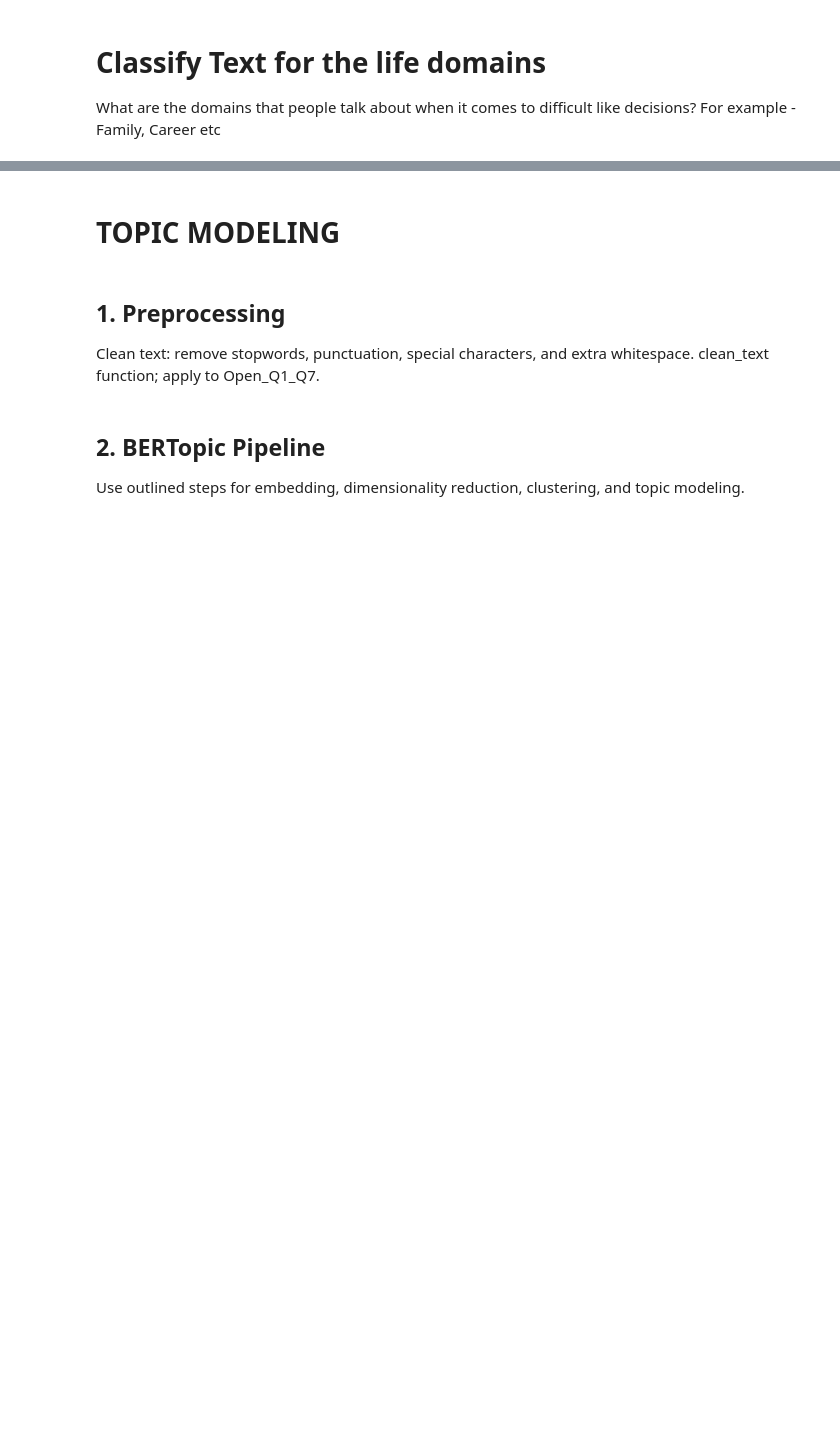
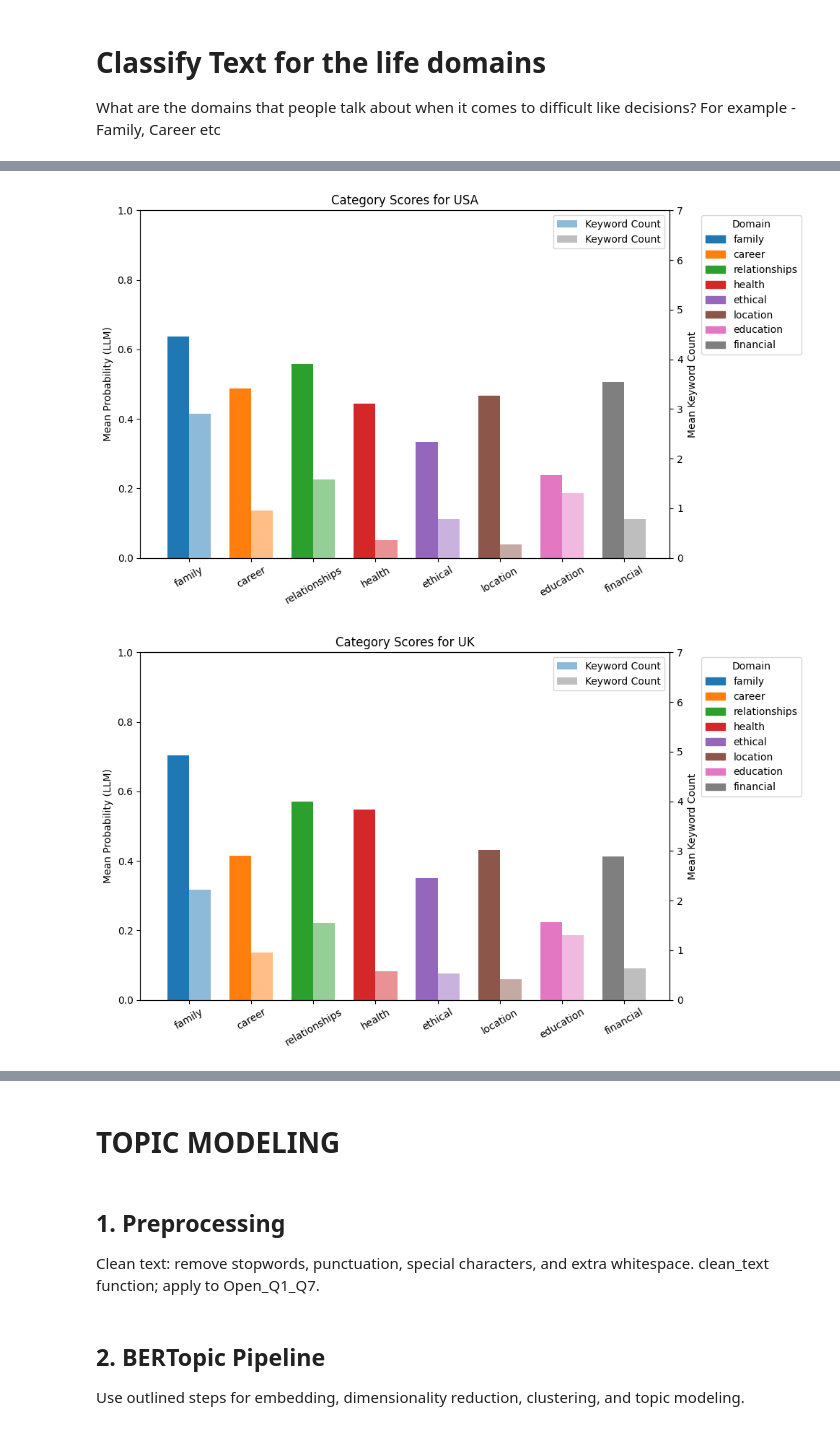
Before and after one commit to vvader24/WJC, a Jupyter notebook: Vinita/Study1_final.ipynb, the cells around one changed output, grey strips where cells are left out. Drawn from its saved outputs; the diff is of its cells as text; code cells hidden in the pictures; blank space fills up the shorter version.

```diff
--- a/Vinita/Study1_final.ipynb
+++ b/Vinita/Study1_final.ipynb
@@ -495,36 +535,39 @@ colors = plt.cm.tab10.colors  # 10 distinct colors
 for country in merged_df['country'].unique():
     df_country = merged_df[merged_df['country'] == country]
     llm_means = df_country[llm_cat_vars].mean()
-    count_means = df_country[llm_count_vars].mean()
+    count_means = df_country[count_cat_vars].mean()
 
     x = np.arange(len(domains))
     width = 0.35
 
     fig, ax1 = plt.subplots(figsize=(10, 6))
 
     # LLM-based bars
     bars1 = ax1.bar(x - width/2, llm_means, width, label='LLM', color=colors)
     ax1.set_ylabel('Mean Probability (LLM)')
     ax1.set_ylim(0, 1)
     ax1.set_xticks(x)
     ax1.set_xticklabels(domains, rotation=30)
 
     # Count-based bars (secondary axis)
     ax2 = ax1.twinx()
     bars2 = ax2.bar(x + width/2, count_means, width, label='Keyword Count', color=colors, alpha=0.5)
     ax2.set_ylabel('Mean Keyword Count')
     ax2.set_ylim(0, 7)
 
     # Legend for domains
     handles = [plt.Rectangle((0,0),1,1, color=colors[i]) for i in range(len(domains))]
     labels = domains
     ax1.legend(handles, labels, title="Domain", bbox_to_anchor=(1.05, 1), loc='upper left')
 
     # Add LLM/Count legend
     ax1.bar(0, 0, color='gray', label='LLM')
     ax2.bar(0, 0, color='gray', alpha=0.5, label='Keyword Count')
     plt.legend(loc='upper right')
 
     plt.title(f"Category Scores for {country}")
     plt.tight_layout()
     plt.show()
+# %% [output]
+[figure, added]
+[figure, added]
```
Also changed, not shown: parts of 9 cells of this notebook.
